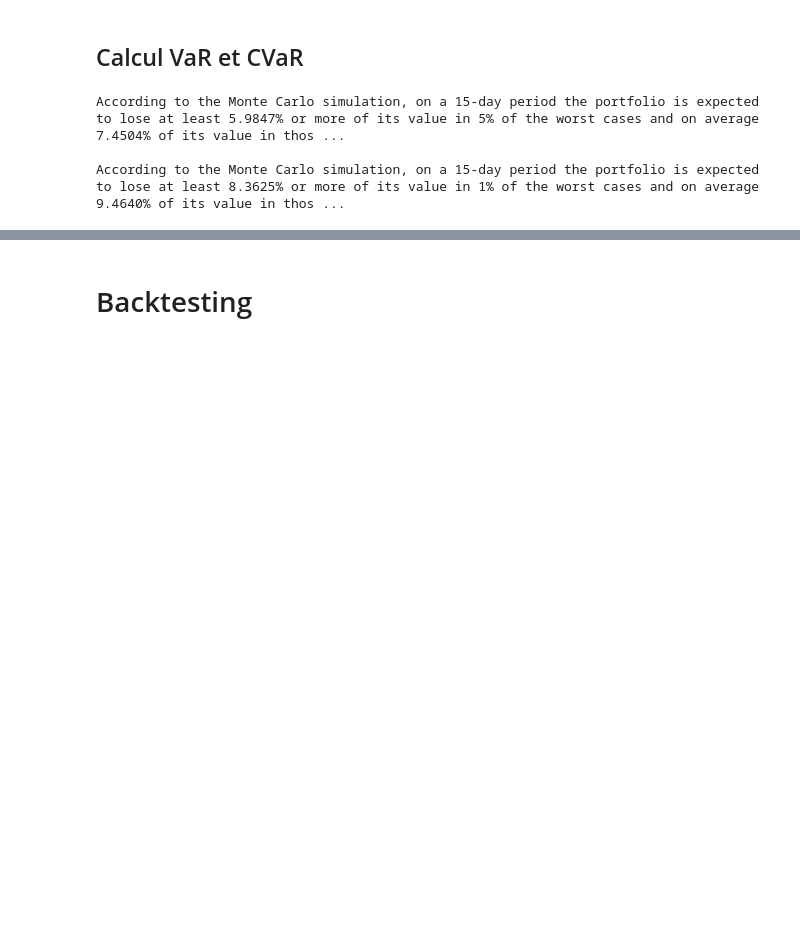
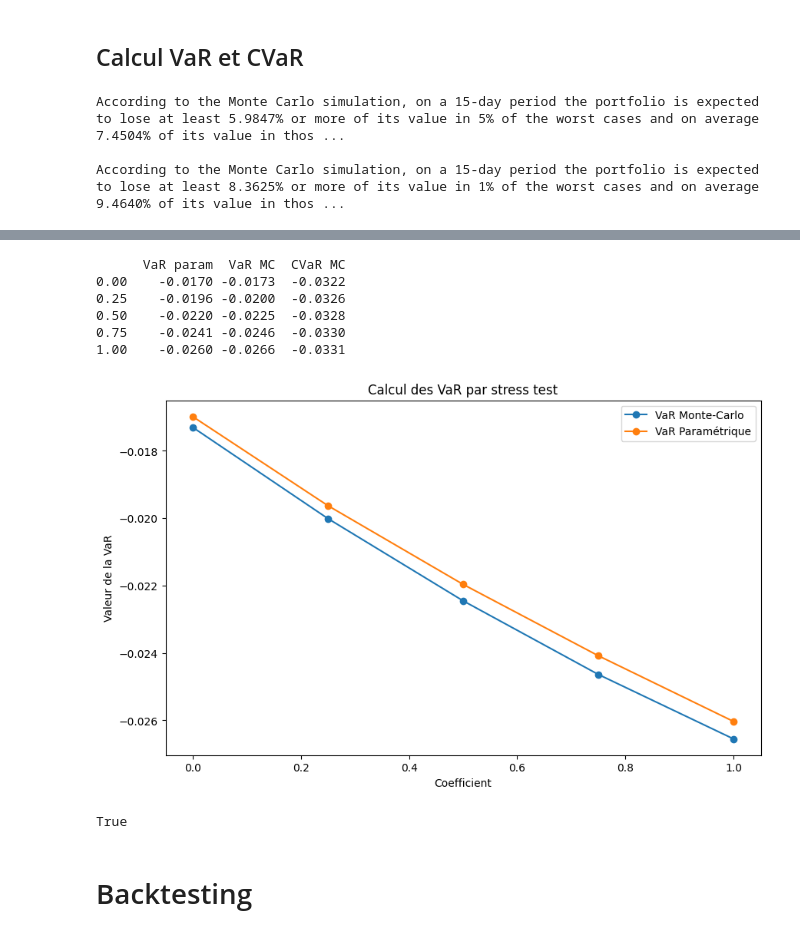
Before and after one commit to bilil-byte/Financial-Risk-project, a Jupyter notebook: notebook.ipynb, the cells around one changed output, grey strips where cells are left out. Drawn from its saved outputs; the diff is of its cells as text; code cells hidden in the pictures; blank space fills up the shorter version.

Commit message:
Ajout du correlation stress

```diff
--- a/notebook.ipynb
+++ b/notebook.ipynb
@@ -246,3 +274,50 @@ According to the Monte Carlo simulation, on a 15-day period the portfolio is exp
+# %%
+coef = np.asarray ([0, 0.25, 0.5, 0.75, 1])
+stress_test_table = pd.DataFrame (index=coef,columns=('VaR param', 'VaR MC', 'CVaR MC'), dtype= float)
+
+for i in coef :
+    #Covariance matrix recomposition
+    corr_stress = (1 - i) * corr + i * np.ones_like (corr)
+    cov_stress = np.diag (std) @ corr_stress @ np.diag (std)
+
+    #Parametric VaR calculation
+    std_stress = np.sqrt(portfolio_weights.T @ cov_stress @ portfolio_weights)
+    p_95 = 0.95
+    param_var = portfolio_return.sum() - (norm.ppf(p_95) * std_stress)
+    stress_test_table.loc [i,'VaR param'] = param_var
+
+    #Monte-Carlo VaR calculation
+    stress_value = simulation_gbm (portfolio_weights, assets_returns, cov_stress, n_days = 1) #n_days = 1 pour calculer la VaR à 1 jour
+    stress_loss = stress_value[:,-1] - stress_value[:,0]
+    st_mc_var = np.percentile(stress_loss, 5)
+    st_mc_cvar = np.mean(loss[stress_loss <= st_mc_var])
+    stress_test_table.loc [i,'VaR MC'] = st_mc_var
+    stress_test_table.loc [i, 'CVaR MC'] = st_mc_cvar
+
+
+print (stress_test_table.round (4))
+# %% [output]
+      VaR param  VaR MC  CVaR MC
+0.00    -0.0170 -0.0173  -0.0322
+0.25    -0.0196 -0.0200  -0.0326
+0.50    -0.0220 -0.0225  -0.0328
+0.75    -0.0241 -0.0246  -0.0330
+1.00    -0.0260 -0.0266  -0.0331
+# %%
+plt.figure (figsize= (10,6))
+plt.plot (stress_test_table.index, stress_test_table ['VaR MC'], marker='o', label = 'Monte-Carlo VaR')
+plt.plot (stress_test_table.index, stress_test_table ['VaR param'], marker = 'o', label = 'Parametric VaR')
+plt.title ('VaR calculation using a stress test')
+plt.xlabel ('Coefficient')
+plt.ylabel ('VaR value')
+plt.legend ()
+plt.show ()
+# %% [output]
+[figure, added]
+# %%
+np.allclose (np.sqrt(portfolio_weights.T @ daily_returns.cov() @ portfolio_weights), portfolio_std_dev)
+# %% [output]
+True
 # %% [markdown]
 # Backtesting
 # %% [markdown]
```
Also changed, not shown: parts of 7 cells of this notebook.
